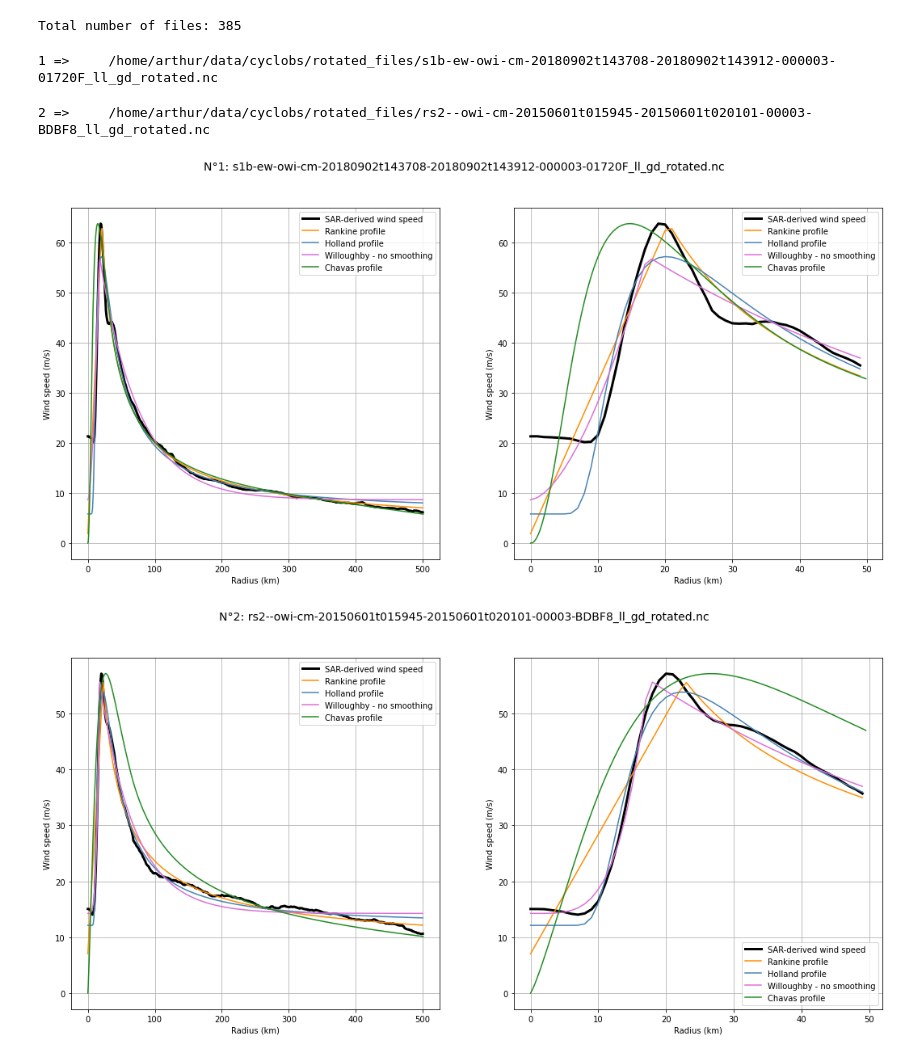
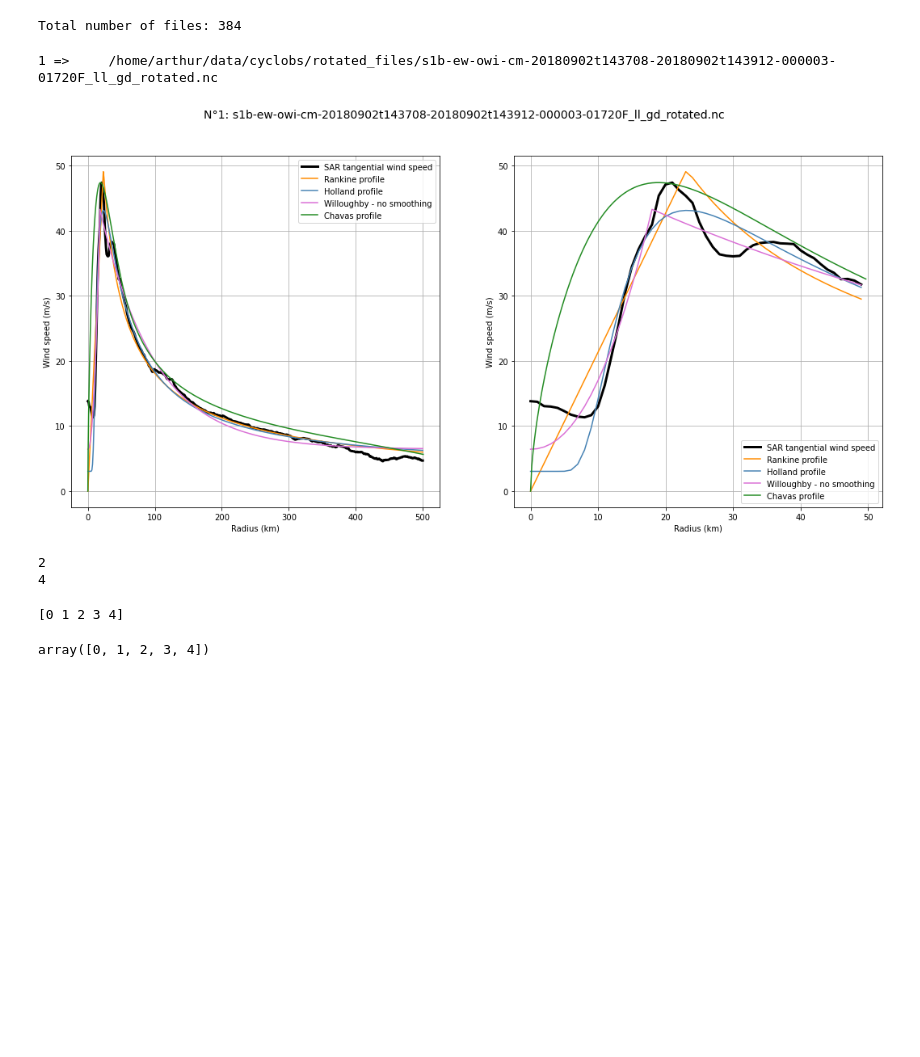
Before and after one commit to Arthur117/wind_profiles, a Jupyter notebook: all_data.ipynb, the cells around one changed output. Saved outputs shown, nothing was run; the diff lists cells and outputs as text; code cells hidden in the pictures; blank space fills up the shorter version.

Commit message:
all_data replaced

```diff
--- a/all_data.ipynb
+++ b/all_data.ipynb
@@ -25,11 +35,15 @@ print("Total number of files:", len(all_data))
 
 ### PARAMS
 PARAMS = {
-    'r_window_len':   501,
-    'print_params_values': False
+    'r_window_len':          501,  # Scale for radius (km)
+    'rmax_window':           300,  # Window in whick we look for Rmax (e.g [0, 200km])
+    'chavas_vfit':           17,
+    'tangential_wind_speed': True, # If False, total wind speed is used
+    'print_values':          False,
+    'save_dir':              "/home/arthur/results/windProfiles/v2/"
     }
 # %% [output]
-Total number of files: 385
+Total number of files: 384
 # %%
 # INITIALIZE DATA STRUCTURE
 INI = {           # Initial values
@@ -47,37 +61,55 @@ FIT = {           # Fit values
 # %%
 # FIT AND PRINT ALL THE PROFILES ON ALL THE DATA
 i   = 0
-for file in all_data[:2]:
+for file in all_data[:1]:
     i += 1
     print(i, "=>    ", file)
     # Open file and compute mean wind speed
     ds      = xr.open_dataset(file)
-    spdm    = f.compute_mean_wind_spd(ds, r_window_len=PARAMS['r_window_len'])
-    spdm_ch = f.compute_mean_tangential_wind_spd(ds, r_window_len=PARAMS['r_window_len']) # for Chavas = tangential wind speed (and not total wind speed)
+    if PARAMS['tangential_wind_speed']:
+        spdm = f.compute_mean_tangential_wind_spd(ds, r_window_len=PARAMS['r_window_len']) # TANGENTIAL WIND SPEED
+    else:
+        spdm = f.compute_mean_wind_spd(ds, r_window_len=PARAMS['r_window_len'])         # TOTAL WIND SPEED
 
     # Debug
     if 1 == 0: # DEBUG
         f.print_ds(ds)
         f.print_spd(ds)
         print(spdm)
 
     # Initialize and fit profile
-    r, spdm           = f.initialize_radius(spdm)
+    r, spdm, first_valid_index = f.initialize_radius(spdm)
 
-    INI['Rankine']    = f.initialize_rankine(spdm, x=0.5, alpha=1.,                                print_values=PARAMS['print_params_values'])
-    INI['Holland']    = f.initialize_holland(spdm, Lat=np.float64(ds['lat_ref']), pn=1005, pc=950, print_values=PARAMS['print_params_values'])
-    INI['Willoughby'] = f.initialize_willoughby(spdm, n=1.,                                        print_values=PARAMS['print_params_values'])
-    INI['Chavas']     = f.initialize_chavas(spdm, Lat=np.float64(ds['lat_ref']),                   print_values=PARAMS['print_params_values']) # change to spdm_ch to use tangential wind speed
+    INI['Rankine']    = f.initialize_rankine(spdm, x=0.5, alpha=1.,                                PARAMS=PARAMS)
+    INI['Holland']    = f.initialize_holland(spdm, Lat=np.float64(ds['lat_ref']), pn=1005, pc=950, PARAMS=PARAMS)
+    INI['Willoughby'] = f.initialize_willoughby(spdm, n=1.,                                        PARAMS=PARAMS)
+    INI['Chavas']     = f.initialize_chavas(spdm, Lat=np.float64(ds['lat_ref']),                   PARAMS=PARAMS)
 
-    FIT['Rankine']    = f.fit_rankine(r, spdm, *INI['Rankine'],                 print_values=PARAMS['print_params_values'])
-    FIT['Holland']    = f.fit_holland(r, spdm, *INI['Holland'],                 print_values=PARAMS['print_params_values'])
-    FIT['Willoughby'] = f.fit_willoughby_no_smooth(r, spdm, *INI['Willoughby'], print_values=PARAMS['print_params_values'])
-    FIT['Chavas']     = f.fit_chavas(*INI['Chavas'],                            print_values=PARAMS['print_params_values'])
+    FIT['Rankine']    = f.fit_rankine(r, spdm, *INI['Rankine'],                 PARAMS=PARAMS)
+    FIT['Holland']    = f.fit_holland(r, spdm, *INI['Holland'],                 PARAMS=PARAMS)
+    FIT['Willoughby'] = f.fit_willoughby_no_smooth(r, spdm, *INI['Willoughby'], PARAMS=PARAMS)
+    FIT['Chavas']     = f.fit_chavas(*INI['Chavas'],                            PARAMS=PARAMS)
 
-    f.plot_curves(i, file, r, spdm, FIT)            # To only plot the curves
-    # f.save_curves(i, file, ds, r, spdm, INI, FIT) # To save the .jpg and associated .txt files
+    f.plot_curves(i, file, r, spdm, FIT, PARAMS)    # To only plot the curves
+    # f.save_curves(i, file, ds, r, spdm, INI, FIT, PARAMS) # To save the .jpg and associated .txt files
 # %% [output]
 1 =>     /home/arthur/data/cyclobs/rotated_files/s1b-ew-owi-cm-20180902t143708-20180902t143912-000003-01720F_ll_gd_rotated.nc
-2 =>     /home/arthur/data/cyclobs/rotated_files/rs2--owi-cm-20150601t015945-20150601t020101-00003-BDBF8_ll_gd_rotated.nc
-[figure, old version]
+[figure, new version]
-[figure, removed]
+# %%
+a = [np.nan, np.nan, 1, 1, 1, 2, np.nan, 1, 1]
+
+first_valid_index = np.min(np.where(np.isfinite(a)))
+print(first_valid_index)
+
+last_valid_index = np.min(np.where(np.isnan(a[first_valid_index:]))[0])
+print(last_valid_index)
+# %% [output]
+2
+4
+# %%
+b = np.arange(0, 5)
+print(b)
+b[0:5]
+# %% [output]
+[0 1 2 3 4]
+array([0, 1, 2, 3, 4])
```
Also changed, not shown: parts of 1 cell of this notebook.
